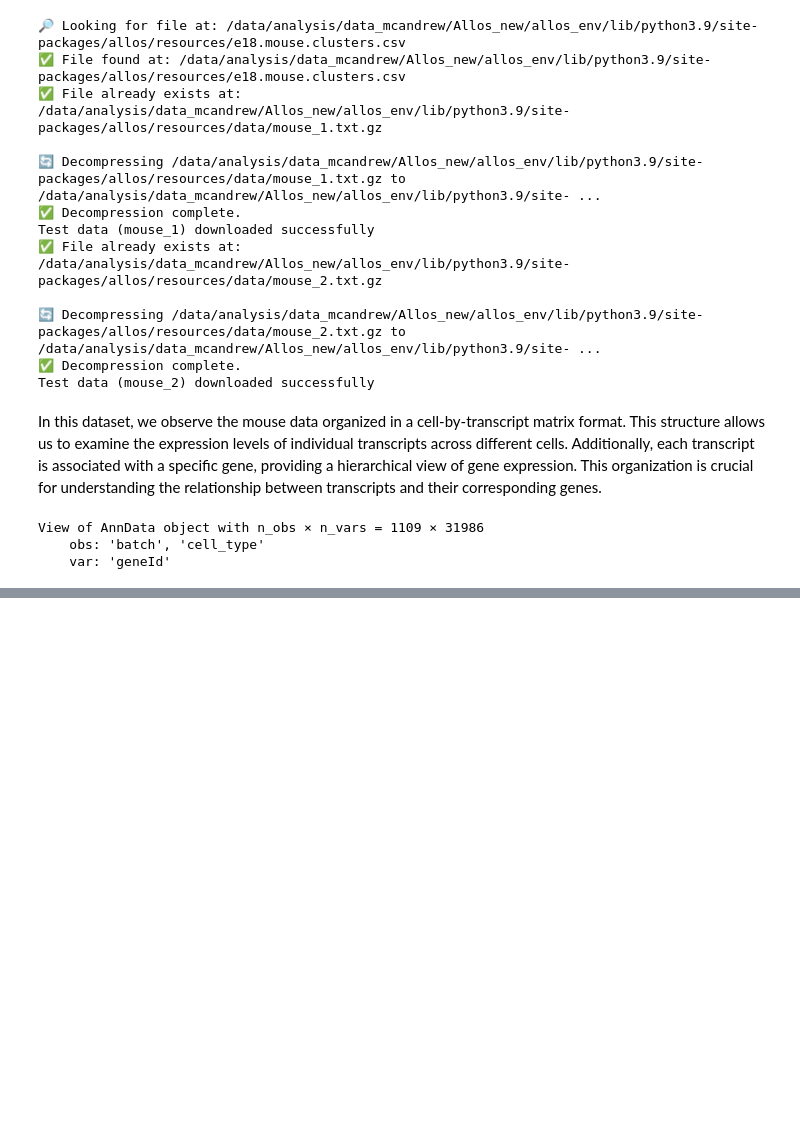
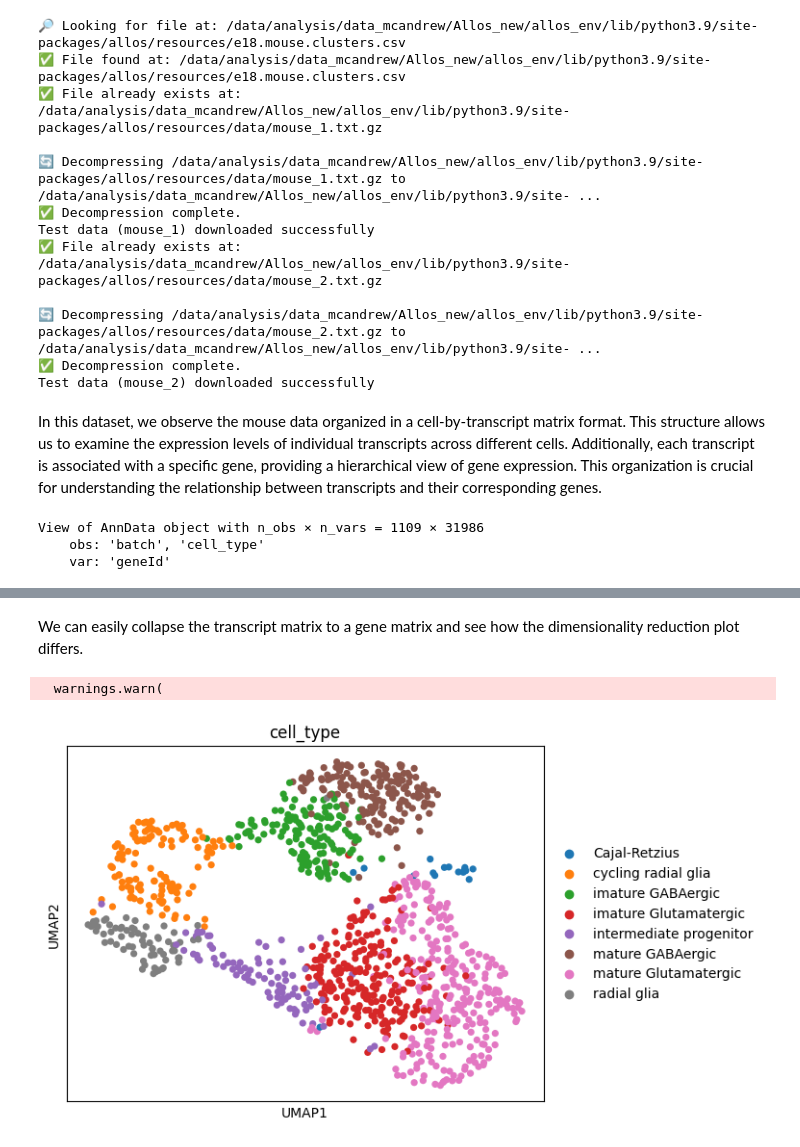
Before and after one commit to cobioda/allos, a Jupyter notebook: _proc/index.ipynb, the cells around one changed output, grey strips where cells are left out. Saved outputs shown, nothing was run; the diff lists cells and outputs as text; code cells hidden in the pictures; blank space fills up the shorter version.

```diff
--- a/_proc/index.ipynb
+++ b/_proc/index.ipynb
@@ -70,0 +96,27 @@ sicelore_mouse_data.var.head(10).style
+# %% [markdown]
+We can easily collapse the transcript matrix to a gene matrix and see how the dimensionality reduction plot differs.
+# %%
+import allos.preprocessing as pp
+
+gene_anndata = pp.get_sot_gene_matrix(sicelore_mouse_data)
+
+# Make a copy of the gene matrix data to preserve it
+original_gene_anndata = gene_anndata.copy()
+
+# Perform the operations on the gene matrix
+sc.pp.normalize_total(gene_anndata, target_sum=1e6)
+sc.pp.log1p(gene_anndata)
+
+# Select the top 5000 highly variable genes for gene_anndata
+sc.pp.highly_variable_genes(gene_anndata, n_top_genes=5000)
+gene_anndata = gene_anndata[:, gene_anndata.var.highly_variable]
+
+sc.pp.neighbors(gene_anndata)
+sc.tl.umap(gene_anndata)
+sc.pl.umap(gene_anndata, color='cell_type')
+
+# Restore the original gene matrix data
+gene_anndata = original_gene_anndata
+# %% [output]
+  warnings.warn(
+[figure, added]
```
Also changed, not shown: parts of 24 cells of this notebook, 31 other files.
